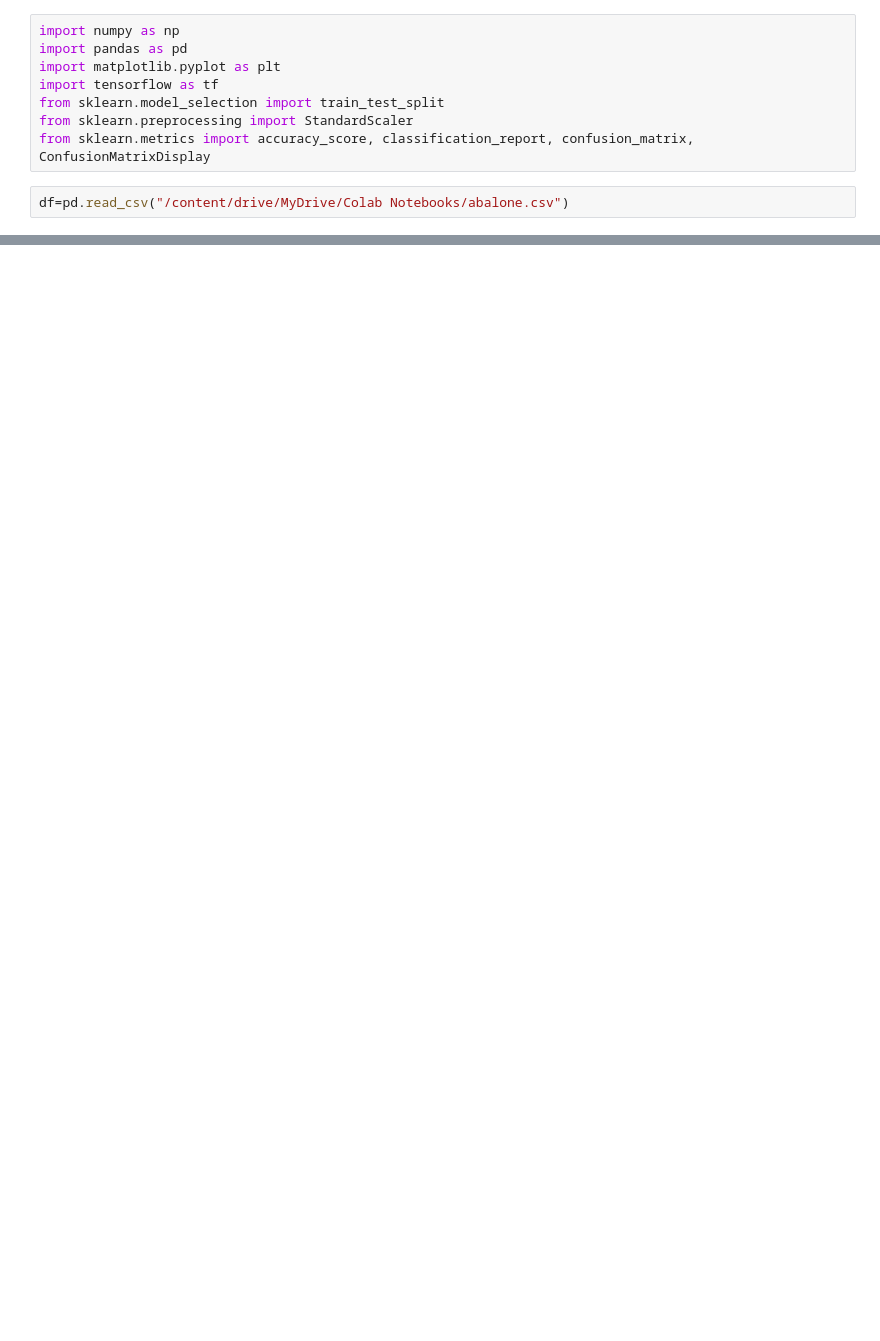
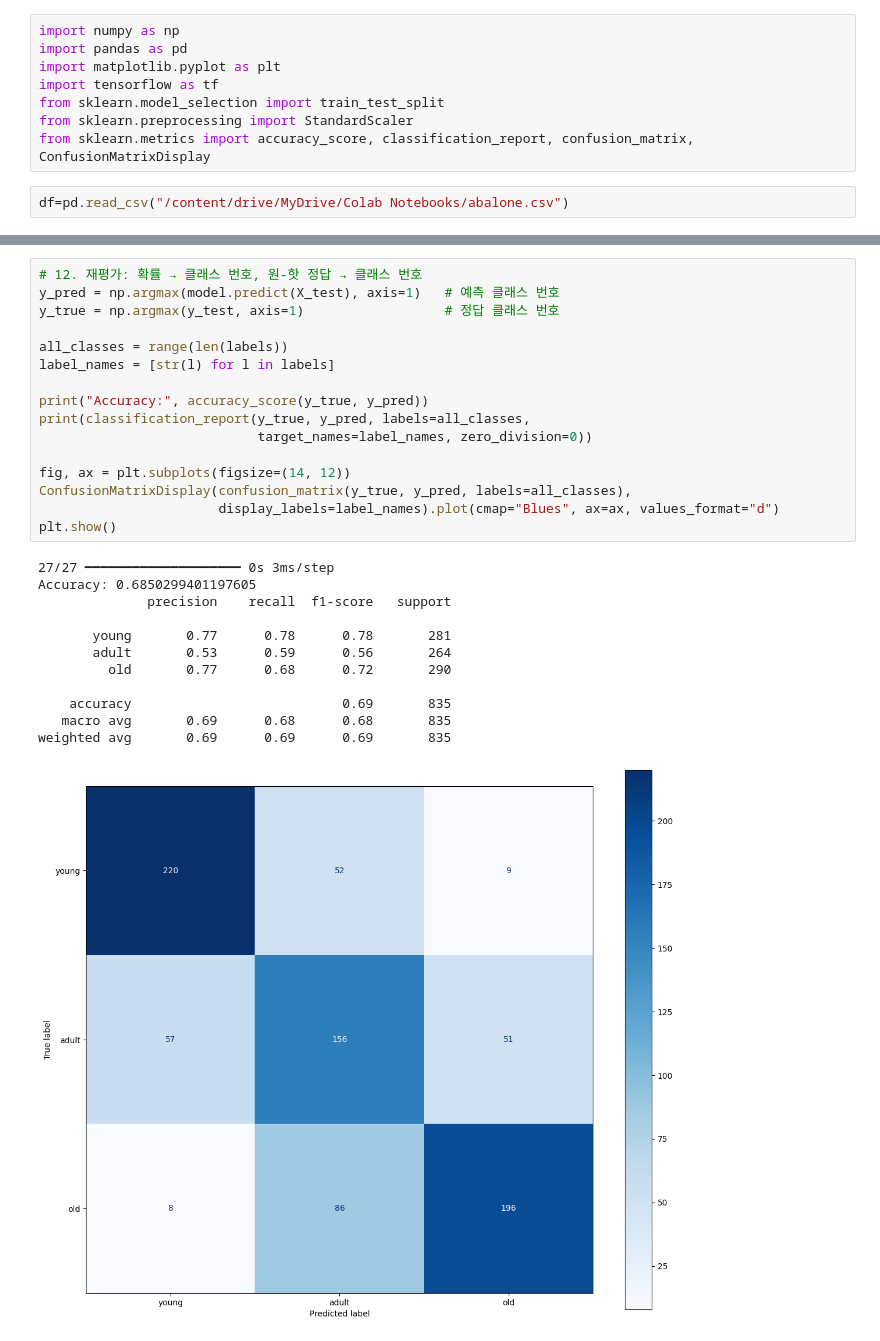
Before and after one commit to ralph-Jung/AI-Class, a Jupyter notebook: 6주차/10_12_abalone_classification.ipynb, the cells around one changed output, grey strips where cells are left out. Saved outputs shown, nothing was run; the diff lists cells and outputs as text; blank space fills up the shorter version.

```diff
--- a/6주차/10_12_abalone_classification.ipynb
+++ b/6주차/10_12_abalone_classification.ipynb
@@ -127,0 +286,29 @@ weighted avg       0.56      0.56      0.56       836
+# %%
+# 12. 재평가: 확률 → 클래스 번호, 원-핫 정답 → 클래스 번호
+y_pred = np.argmax(model.predict(X_test), axis=1)   # 예측 클래스 번호
+y_true = np.argmax(y_test, axis=1)                  # 정답 클래스 번호
+
+all_classes = range(len(labels))
+label_names = [str(l) for l in labels]
+
+print("Accuracy:", accuracy_score(y_true, y_pred))
+print(classification_report(y_true, y_pred, labels=all_classes,
+                            target_names=label_names, zero_division=0))
+
+fig, ax = plt.subplots(figsize=(14, 12))
+ConfusionMatrixDisplay(confusion_matrix(y_true, y_pred, labels=all_classes),
+                       display_labels=label_names).plot(cmap="Blues", ax=ax, values_format="d")
+plt.show()
+# %% [output]
+27/27 ━━━━━━━━━━━━━━━━━━━━ 0s 3ms/step
+Accuracy: 0.6850299401197605
+              precision    recall  f1-score   support
+
+       young       0.77      0.78      0.78       281
+       adult       0.53      0.59      0.56       264
+         old       0.77      0.68      0.72       290
+
+    accuracy                           0.69       835
+   macro avg       0.69      0.68      0.68       835
+weighted avg       0.69      0.69      0.69       835
+[figure, added]
```
Also changed, not shown: parts of 14 cells of this notebook.
